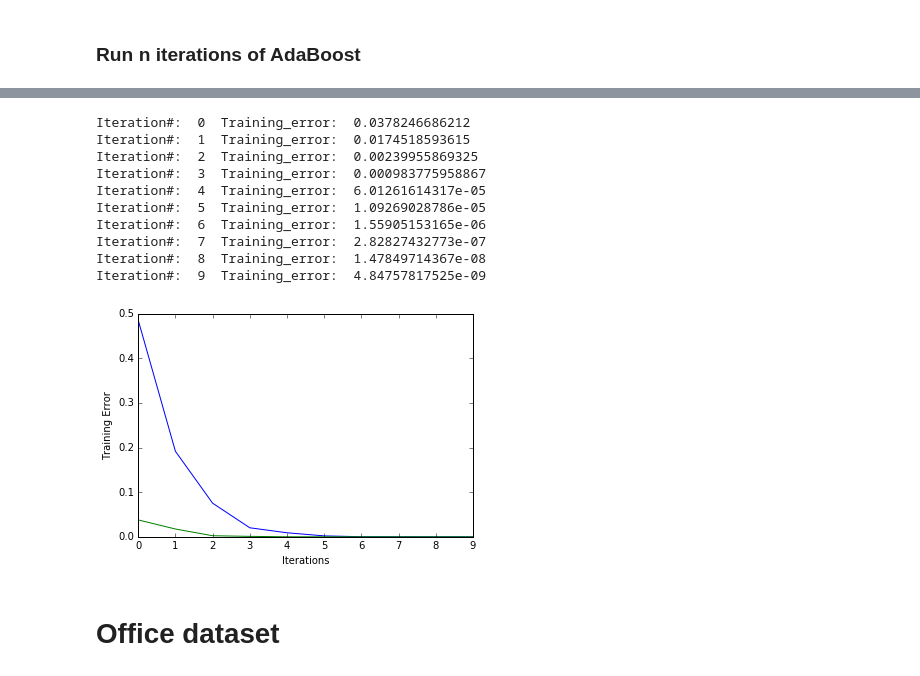
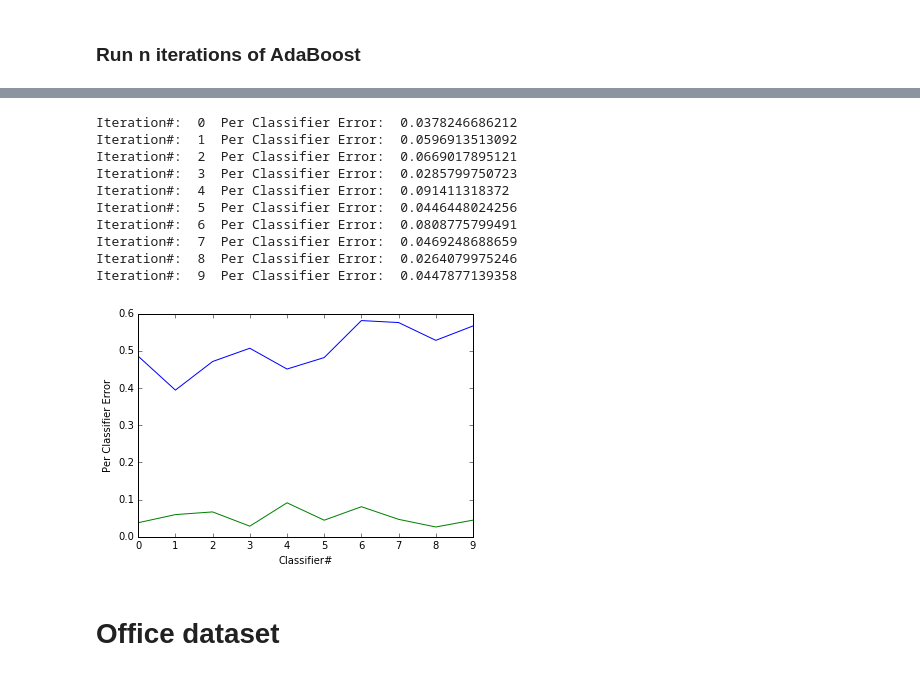
Before and after one commit to CS7616/CS7616, a Jupyter notebook: HW/HW2/slides/Boosting.ipynb, the cells around one changed output, grey strips where cells are left out. Cells and saved outputs as stored; diff of their text form; code cells hidden in the pictures.

```diff
--- a/HW/HW2/slides/Boosting.ipynb
+++ b/HW/HW2/slides/Boosting.ipynb
@@ -79,6 +79,5 @@ misclassified = (y_pred != y)
 ### Compute Error
 # %%
 err_train = np.average(misclassified, weights=sample_weight, axis=0)
-err_train = err_train/sample_weight_sum
-print "Iteration#: 1" " Training_error: ", err_train
+print "Iteration#: 1" " Per classifier error: ", err_train
 # %% [output]
@@ -128,8 +127,7 @@ for iteration in range(num_iterations):
 
     # Error
     err_train = np.average(misclassified, weights=sample_weight, axis=0)
-    err_train = err_train/sample_weight_sum
-    print "Iteration#: ",iteration, " Training_error: ", err_train
+    print "Iteration#: ",iteration, " Per Classifier Error: ", err_train
 
     # Boost weight using AdaBoost SAMME algo
     alpha = np.log((1 - err_train)/err_train) + np.log(K - 1)
@@ -186,8 +184,7 @@ for iteration in range(num_iterations):
 
     # Error
     err_train = np.average(misclassified, weights=sample_weight, axis=0)
-    err_train = err_train/sample_weight_sum
-    print "Iteration#: ",iteration, " Training_error: ", err_train
+    print "Iteration#: ",iteration, " Per Classifier Error: ", err_train
 
     # Boost weight using AdaBoost SAMME algo
     alpha = np.log((1 - err_train)/err_train) + np.log(K - 1)
@@ -203,24 +200,24 @@ for iteration in range(num_iterations):
 
     errors_depth_10[iteration] = err_train
 # %% [output]
-Iteration#:  0  Training_error:  0.0378246686212
-Iteration#:  1  Training_error:  0.0174518593615
-Iteration#:  2  Training_error:  0.00239955869325
-Iteration#:  3  Training_error:  0.000983775958867
-Iteration#:  4  Training_error:  6.01261614317e-05
-Iteration#:  5  Training_error:  1.09269028786e-05
-Iteration#:  6  Training_error:  1.55905153165e-06
-Iteration#:  7  Training_error:  2.82827432773e-07
-Iteration#:  8  Training_error:  1.47849714367e-08
-Iteration#:  9  Training_error:  4.84757817525e-09
+Iteration#:  0  Per Classifier Error:  0.0378246686212
+Iteration#:  1  Per Classifier Error:  0.0596913513092
+Iteration#:  2  Per Classifier Error:  0.0669017895121
+Iteration#:  3  Per Classifier Error:  0.0285799750723
+Iteration#:  4  Per Classifier Error:  0.091411318372
+Iteration#:  5  Per Classifier Error:  0.0446448024256
+Iteration#:  6  Per Classifier Error:  0.0808775799491
+Iteration#:  7  Per Classifier Error:  0.0469248688659
+Iteration#:  8  Per Classifier Error:  0.0264079975246
+Iteration#:  9  Per Classifier Error:  0.0447877139358
 # %%
 error1 = plt.plot(errors, label='Depth=1');
 error2 = plt.plot(errors_depth_10, label='Depth=10');
-plt.ylabel('Training Error');
-plt.xlabel('Iterations')
+plt.ylabel('Per Classifier Error');
+plt.xlabel('Classifier#')
 plt.show()
 # %% [output]
-[figure, old version]
+[figure, new version]
 # %% [markdown]
 # Office dataset
 # %% [markdown]
```
Also changed, not shown: parts of 6 cells of this notebook.
